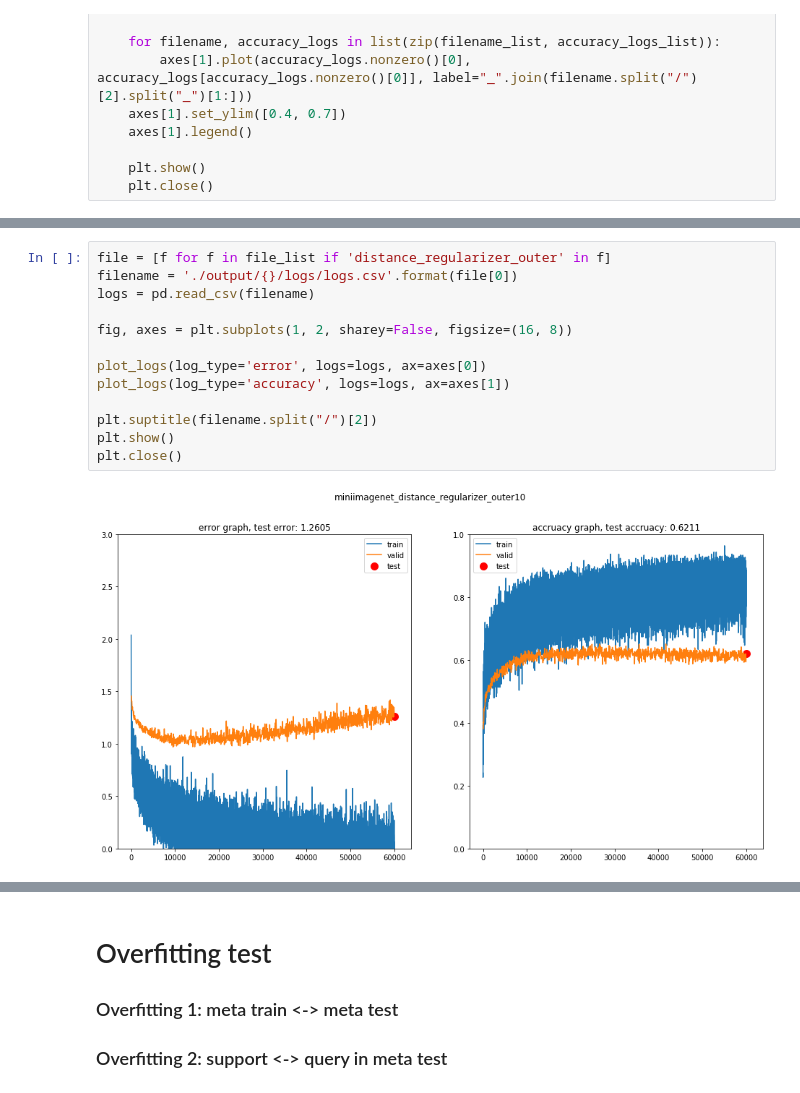
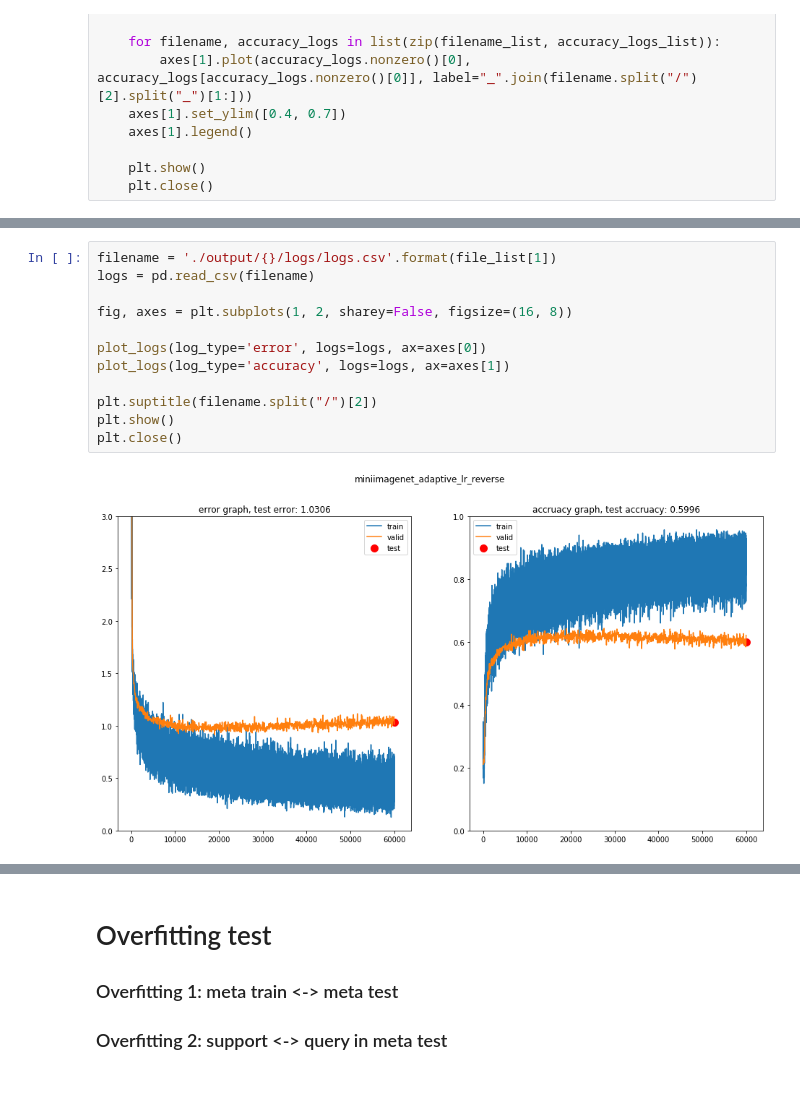
Before and after one commit to HJ-Yoo/BOIL, a Jupyter notebook: analysis.ipynb, the cells around one changed output, grey strips where cells are left out. Drawn from its saved outputs; the diff is of its cells as text.

Commit message:
add: adaptive lr, new graph regularizer parser, modify: adaptive lr, new graph regularizer application pointn

```diff
--- a/analysis.ipynb
+++ b/analysis.ipynb
@@ -75,18 +75,17 @@ print (file_list)
 # %%
-file = [f for f in file_list if 'distance_regularizer_outer' in f]
-filename = './output/{}/logs/logs.csv'.format(file[0])
+filename = './output/{}/logs/logs.csv'.format(file_list[1])
 logs = pd.read_csv(filename)
 
 fig, axes = plt.subplots(1, 2, sharey=False, figsize=(16, 8))
 
 plot_logs(log_type='error', logs=logs, ax=axes[0])
 plot_logs(log_type='accuracy', logs=logs, ax=axes[1])
 
 plt.suptitle(filename.split("/")[2])
 plt.show()
 plt.close()
 # %% [output]
-[figure, old version]
+[figure, new version]
 # %%
 file1 = [f for f in file_list if 'step_size0.05' in f]
 file2 = [f for f in file_list if 'step_size0.5' in f]
```
Also changed, not shown: parts of 7 cells of this notebook, 3 other files.
